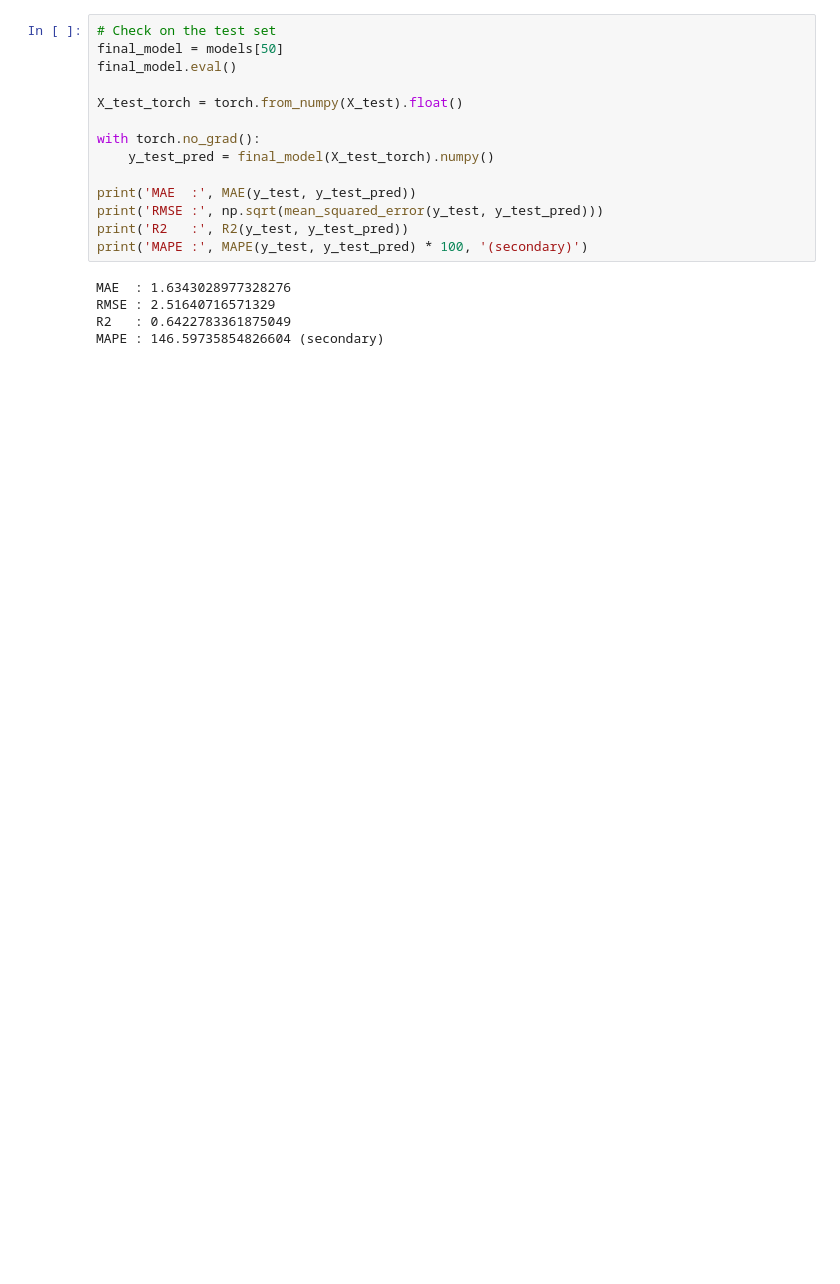
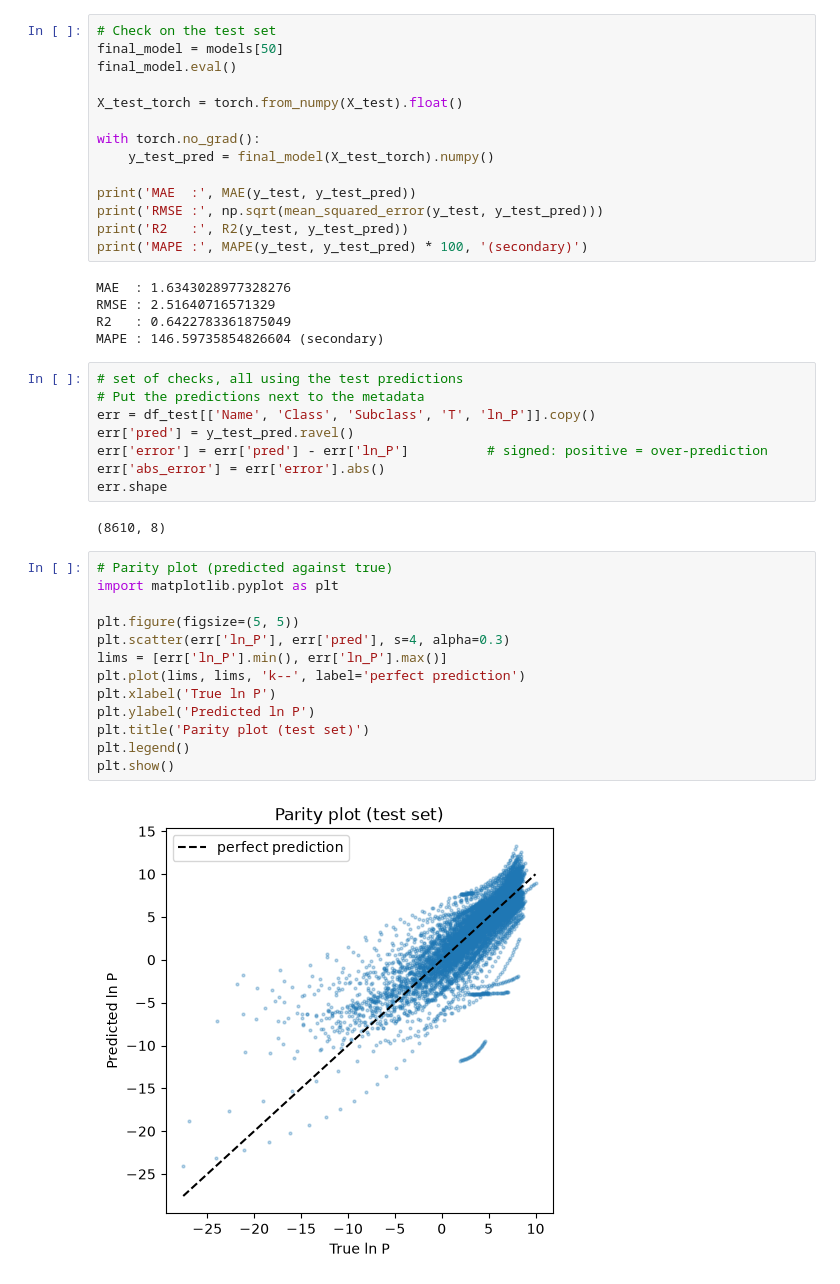
Before and after one commit to BoniYu/Deep-Neural-Network-for-VLE, a Jupyter notebook: notebook/part2.ipynb, the cells around one changed output. Saved outputs shown, nothing was run; the diff lists cells and outputs as text; blank space fills up the shorter version.

Commit message:
A new file with Error Analysis Added

```diff
--- a/notebook/part2.ipynb
+++ b/notebook/part2.ipynb
@@ -709,3 +709,28 @@ MAE  : 1.6343028977328276
 RMSE : 2.51640716571329
 R2   : 0.6422783361875049
 MAPE : 146.59735854826604 (secondary)
+# %%
+# set of checks, all using the test predictions
+# Put the predictions next to the metadata
+err = df_test[['Name', 'Class', 'Subclass', 'T', 'ln_P']].copy()
+err['pred'] = y_test_pred.ravel()
+err['error'] = err['pred'] - err['ln_P']          # signed: positive = over-prediction
+err['abs_error'] = err['error'].abs()
+err.shape
+# %% [output]
+(8610, 8)
+# %%
+# Parity plot (predicted against true)
+import matplotlib.pyplot as plt
+
+plt.figure(figsize=(5, 5))
+plt.scatter(err['ln_P'], err['pred'], s=4, alpha=0.3)
+lims = [err['ln_P'].min(), err['ln_P'].max()]
+plt.plot(lims, lims, 'k--', label='perfect prediction')
+plt.xlabel('True ln P')
+plt.ylabel('Predicted ln P')
+plt.title('Parity plot (test set)')
+plt.legend()
+plt.show()
+# %% [output]
+[figure, added]
```
Also changed, not shown: parts of 5 cells of this notebook, 4 other files.
